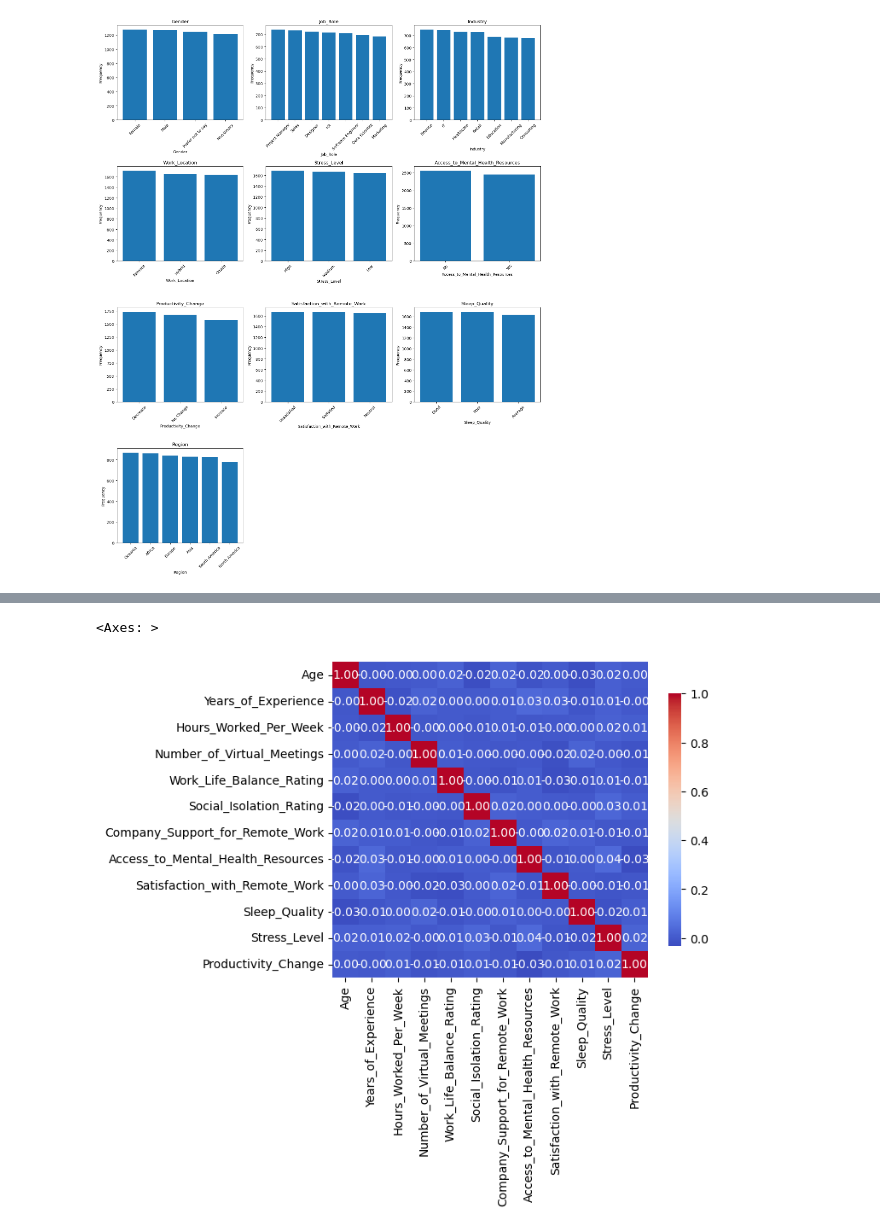
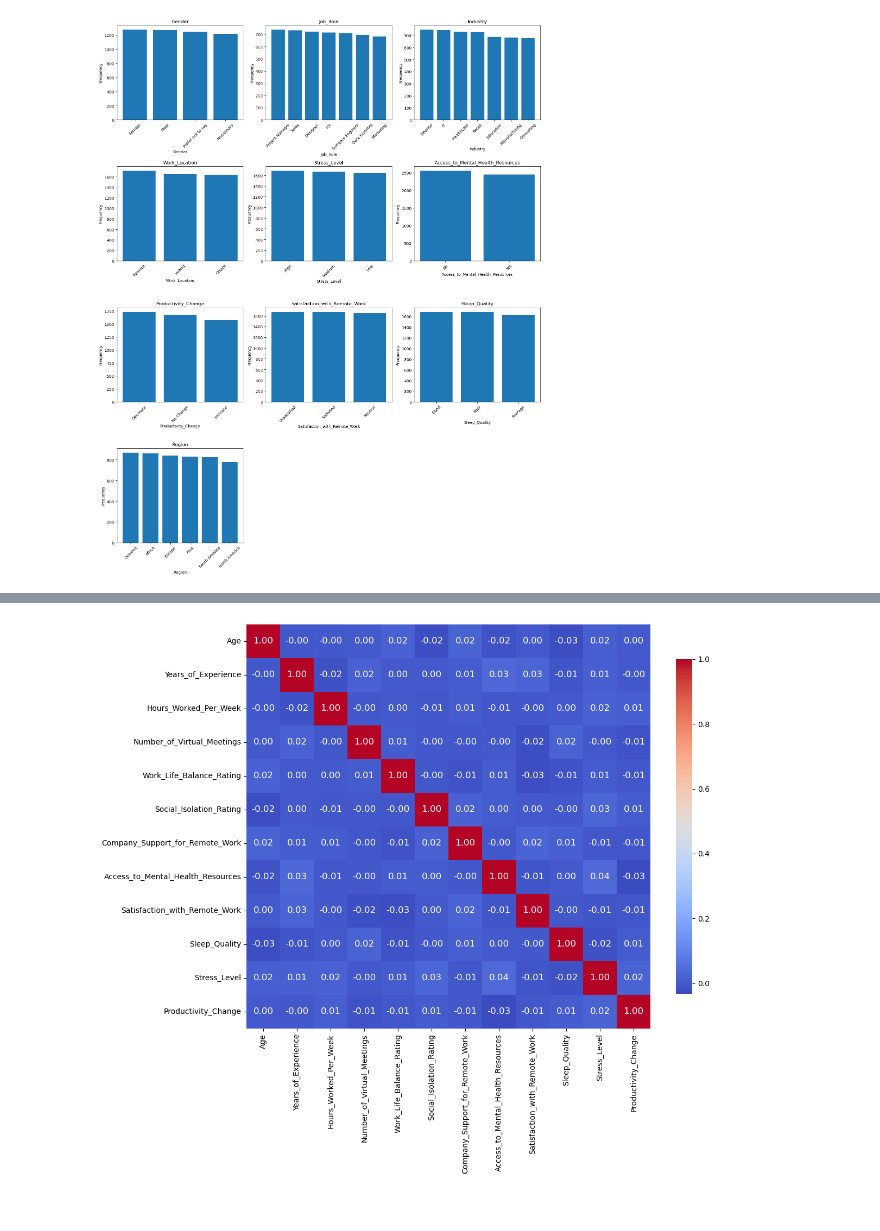
Before and after one commit to VivianZhao12/CAPSTONE-Causal-Inference-between-Remote-Work-and-Mental-Health, a Jupyter notebook: EDA.ipynb, the cells around one changed output, grey strips where cells are left out. Cells and saved outputs as stored; diff of their text form; code cells hidden in the pictures.

```diff
--- a/EDA.ipynb
+++ b/EDA.ipynb
@@ -76,3 +76,18 @@ plt.tight_layout()
 plt.show()
 # %% [output]
 [figure]
+# %%
+for i, column in enumerate(non_numerical_columns):
+    plt.subplot(num_rows, num_columns, i + 1)
+
+    # Count occurrences of each unique value
+    counts = data[column].value_counts()
+
+    # Create pie chart
+    plt.pie(counts, labels=counts.index, autopct='%1.1f%%', startangle=90,
+            textprops={'fontsize': 8})  # Adjust font size as needed
+    plt.title(column, fontsize=10)
+
+
+plt.tight_layout()
+plt.show()
@@ -99,7 +116,11 @@ converted_df = convert_ordinal_columns(data, mapping_dict)
 # %%
 new_numerical_columns = numerical_columns + ["Access_to_Mental_Health_Resources","Satisfaction_with_Remote_Work","Sleep_Quality","Stress_Level","Productivity_Change"]
 correlation_matrix = converted_df[new_numerical_columns].corr()
-sns.heatmap(correlation_matrix, annot=True, fmt=".2f", cmap='coolwarm', square=True, cbar_kws={"shrink": .8})
+
+# Plot the heatmap with adjusted figure size and annotation font size
+plt.figure(figsize=(12, 10))
+sns.heatmap(correlation_matrix, annot=True, fmt=".2f", cmap='coolwarm',
+            square=True, cbar_kws={"shrink": .8}, annot_kws={"size": 12})
+plt.show()
 # %% [output]
-<Axes: >
-[figure, old version]
+[figure, new version]
```
Also changed, not shown: parts of 1 cell of this notebook.
